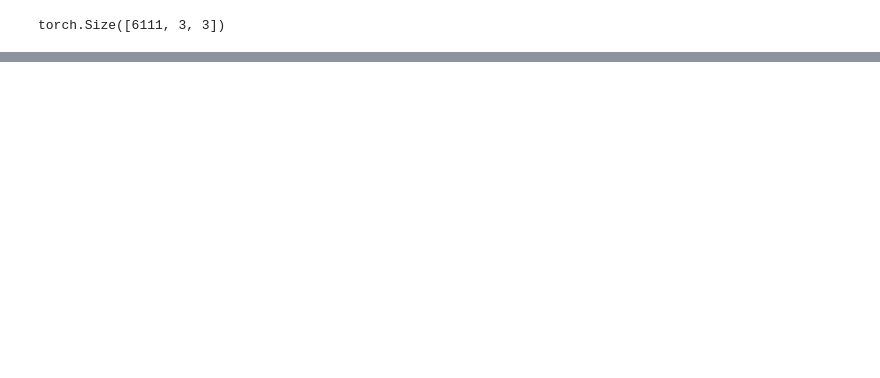
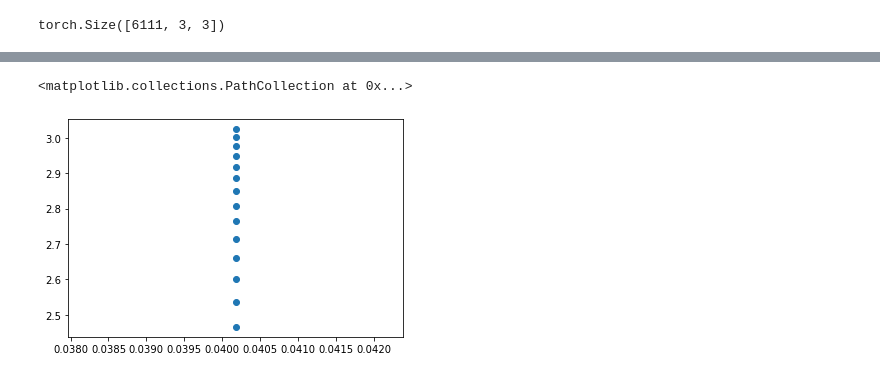
Before and after one commit to leonrccs/data_driven_rans, a Jupyter notebook: notebooks/predictionWorkflow.ipynb, the cells around one changed output, grey strips where cells are left out. Drawn from its saved outputs; the diff is of its cells as text; code cells hidden in the pictures; blank space fills up the shorter version.

```diff
--- a/notebooks/predictionWorkflow.ipynb
+++ b/notebooks/predictionWorkflow.ipynb
@@ -125,8 +180,0 @@ torch.Size([0, 3, 3])
-# %%
-fig, ax = plt.subplots()
-ax.scatter(cellCenters[:,0], cellCenters[:,1])
-
-for i in range(3):
-    for j in range(3):
-        index = th.isnan(b_pred[:,i,j])
-        ax.scatter(cellCenters[index,0], cellCenters[index,1])
@@ -185,0 +228,6 @@ plt.ylim([0,1])
+# %%
+fig, ax = plt.subplots()
+ax.scatter(cellCenters_dns_cut_cut[:,0], cellCenters_dns_cut_cut[:,1])
+# %% [output]
+<matplotlib.collections.PathCollection at 0x...>
+[figure, added]
```
Also changed, not shown: parts of 52 cells of this notebook.
